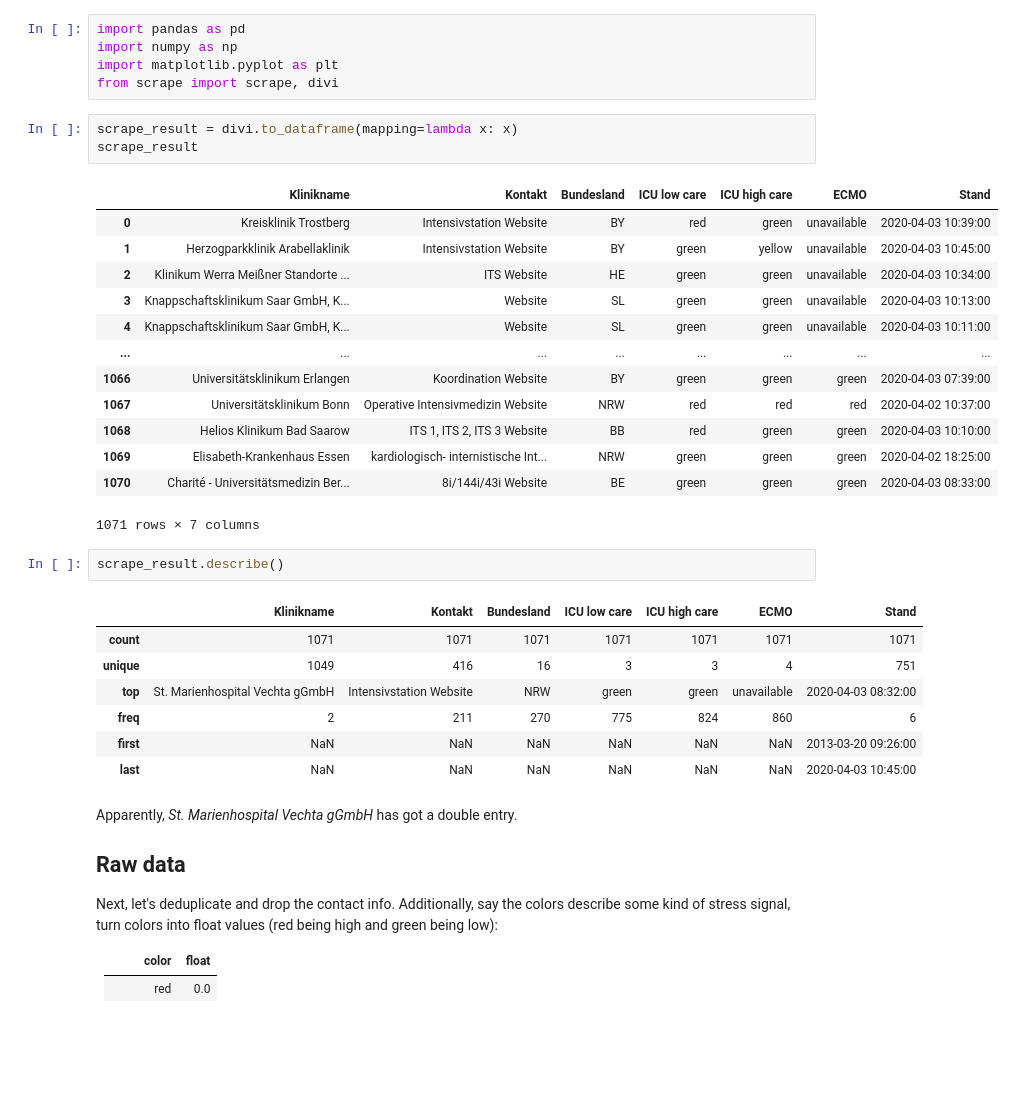
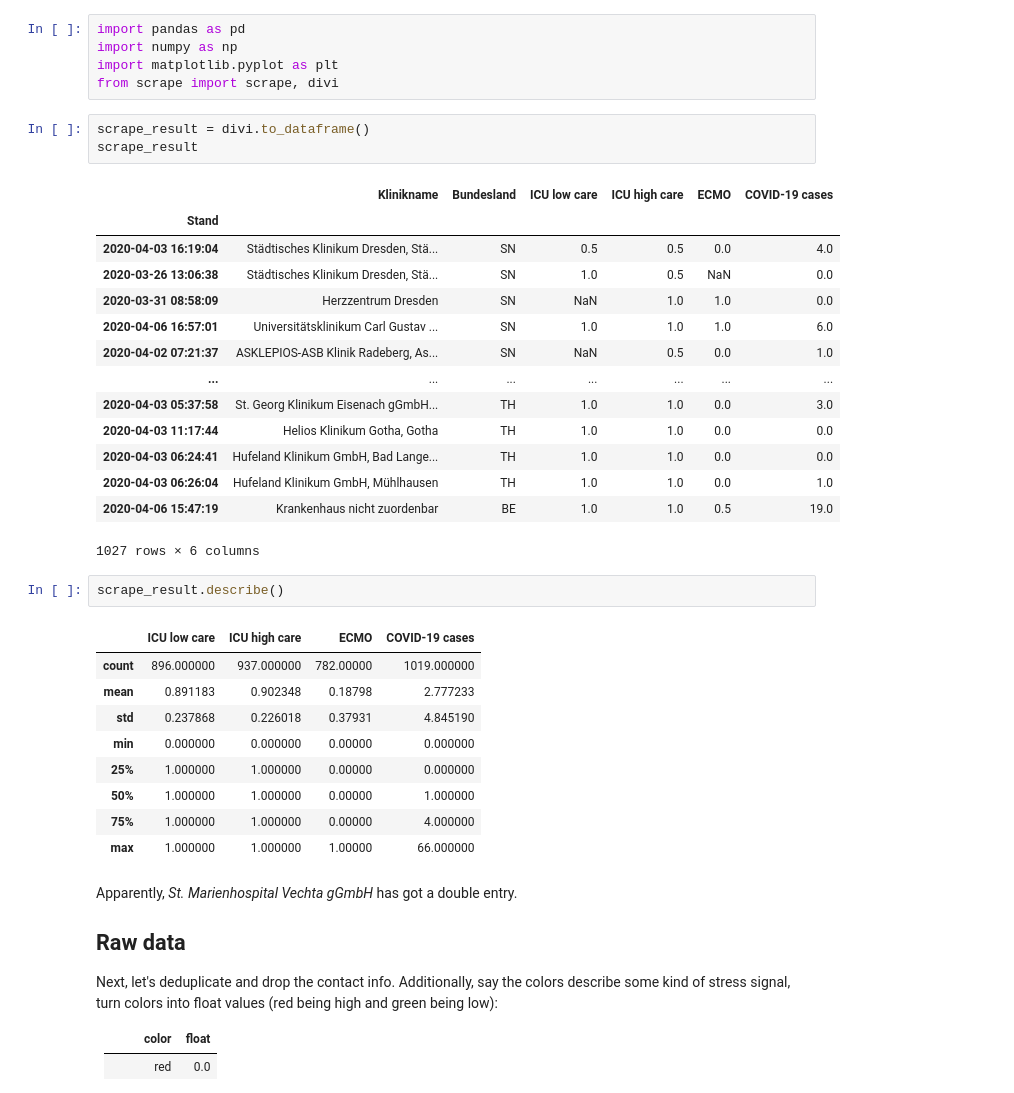
Before and after one commit to pschwede/covid19plots, a Jupyter notebook: scrape_divi.ipynb, the cells around one changed output. Saved outputs shown, nothing was run; the diff lists cells and outputs as text; blank space fills up the shorter version.

```diff
--- a/scrape_divi.ipynb
+++ b/scrape_divi.ipynb
@@ -23,32 +23,35 @@ import numpy as np
 import matplotlib.pyplot as plt
 from scrape import scrape, divi
 # %%
-scrape_result = divi.to_dataframe(mapping=lambda x: x)
+scrape_result = divi.to_dataframe()
 scrape_result
 # %% [output]
-|  | Klinikname | Kontakt | Bundesland | ICU low care | ICU high care | ECMO | Stand |
-| 0 | Kreisklinik Trostberg | Intensivstation Website | BY | red | green | unavailable | 2020-04-03 10:39:00 |
-| 1 | Herzogparkklinik Arabellaklinik | Intensivstation Website | BY | green | yellow | unavailable | 2020-04-03 10:45:00 |
-| 2 | Klinikum Werra Meißner Standorte ... | ITS Website | HE | green | green | unavailable | 2020-04-03 10:34:00 |
-| 3 | Knappschaftsklinikum Saar GmbH, K... | Website | SL | green | green | unavailable | 2020-04-03 10:13:00 |
-| 4 | Knappschaftsklinikum Saar GmbH, K... | Website | SL | green | green | unavailable | 2020-04-03 10:11:00 |
-| ... | ... | ... | ... | ... | ... | ... | ... |
-| 1066 | Universitätsklinikum Erlangen | Koordination Website | BY | green | green | green | 2020-04-03 07:39:00 |
-| 1067 | Universitätsklinikum Bonn | Operative Intensivmedizin Website | NRW | red | red | red | 2020-04-02 10:37:00 |
-| 1068 | Helios Klinikum Bad Saarow | ITS 1, ITS 2, ITS 3 Website | BB | red | green | green | 2020-04-03 10:10:00 |
-| 1069 | Elisabeth-Krankenhaus Essen | kardiologisch- internistische Int... | NRW | green | green | green | 2020-04-02 18:25:00 |
-| 1070 | Charité - Universitätsmedizin Ber... | 8i/144i/43i Website | BE | green | green | green | 2020-04-03 08:33:00 |
+|  | Klinikname | Bundesland | ICU low care | ICU high care | ECMO | COVID-19 cases |
+| Stand |  |  |  |  |  |  |
+| 2020-04-03 16:19:04 | Städtisches Klinikum Dresden, Stä... | SN | 0.5 | 0.5 | 0.0 | 4.0 |
+| 2020-03-26 13:06:38 | Städtisches Klinikum Dresden, Stä... | SN | 1.0 | 0.5 | NaN | 0.0 |
+| 2020-03-31 08:58:09 | Herzzentrum Dresden | SN | NaN | 1.0 | 1.0 | 0.0 |
+| 2020-04-06 16:57:01 | Universitätsklinikum Carl Gustav ... | SN | 1.0 | 1.0 | 1.0 | 6.0 |
+| 2020-04-02 07:21:37 | ASKLEPIOS-ASB Klinik Radeberg, As... | SN | NaN | 0.5 | 0.0 | 1.0 |
+| ... | ... | ... | ... | ... | ... | ... |
+| 2020-04-03 05:37:58 | St. Georg Klinikum Eisenach gGmbH... | TH | 1.0 | 1.0 | 0.0 | 3.0 |
+| 2020-04-03 11:17:44 | Helios Klinikum Gotha, Gotha | TH | 1.0 | 1.0 | 0.0 | 0.0 |
+| 2020-04-03 06:24:41 | Hufeland Klinikum GmbH, Bad Lange... | TH | 1.0 | 1.0 | 0.0 | 0.0 |
+| 2020-04-03 06:26:04 | Hufeland Klinikum GmbH, Mühlhausen | TH | 1.0 | 1.0 | 0.0 | 1.0 |
+| 2020-04-06 15:47:19 | Krankenhaus nicht zuordenbar | BE | 1.0 | 1.0 | 0.5 | 19.0 |
-1071 rows × 7 columns
+1027 rows × 6 columns
 # %%
 scrape_result.describe()
 # %% [output]
-|  | Klinikname | Kontakt | Bundesland | ICU low care | ICU high care | ECMO | Stand |
-| count | 1071 | 1071 | 1071 | 1071 | 1071 | 1071 | 1071 |
-| unique | 1049 | 416 | 16 | 3 | 3 | 4 | 751 |
-| top | St. Marienhospital Vechta gGmbH | Intensivstation Website | NRW | green | green | unavailable | 2020-04-03 08:32:00 |
-| freq | 2 | 211 | 270 | 775 | 824 | 860 | 6 |
-| first | NaN | NaN | NaN | NaN | NaN | NaN | 2013-03-20 09:26:00 |
-| last | NaN | NaN | NaN | NaN | NaN | NaN | 2020-04-03 10:45:00 |
+|  | ICU low care | ICU high care | ECMO | COVID-19 cases |
+| count | 896.000000 | 937.000000 | 782.00000 | 1019.000000 |
+| mean | 0.891183 | 0.902348 | 0.18798 | 2.777233 |
+| std | 0.237868 | 0.226018 | 0.37931 | 4.845190 |
+| min | 0.000000 | 0.000000 | 0.00000 | 0.000000 |
+| 25% | 1.000000 | 1.000000 | 0.00000 | 0.000000 |
+| 50% | 1.000000 | 1.000000 | 0.00000 | 1.000000 |
+| 75% | 1.000000 | 1.000000 | 0.00000 | 4.000000 |
+| max | 1.000000 | 1.000000 | 1.00000 | 66.000000 |
 # %% [markdown]
 Apparently, *St. Marienhospital Vechta gGmbH* has got a double entry.
 
```
Also changed, not shown: parts of 17 cells of this notebook, 1 other file.
